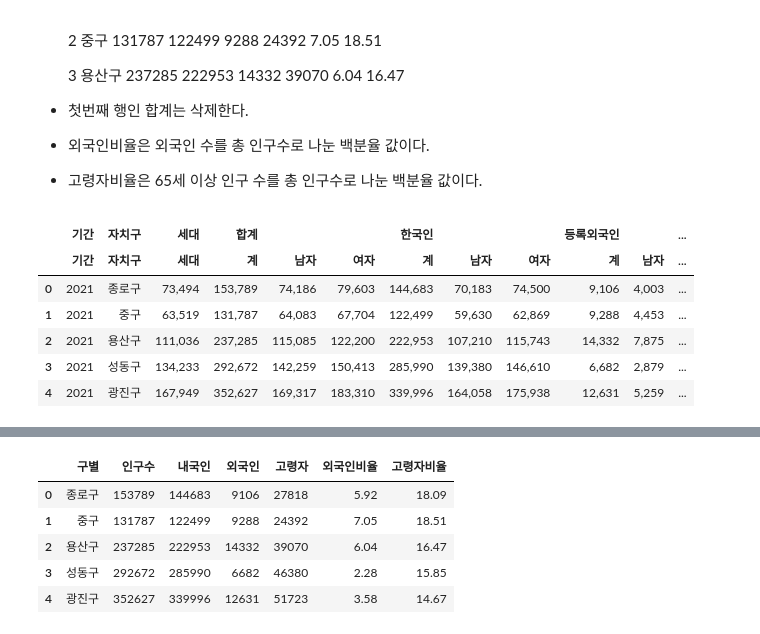
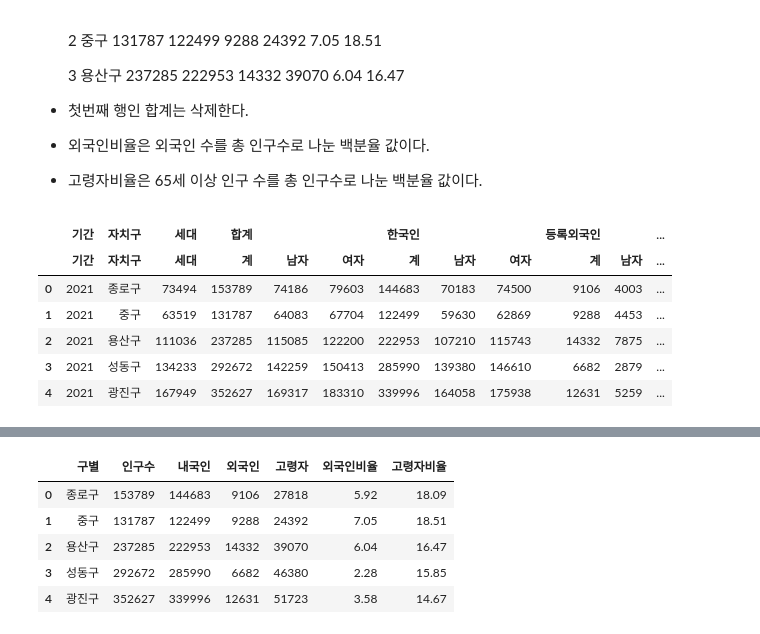
Before and after one commit to ssmpet/DataAnalysis_Lecture-2023.04, a Jupyter notebook: 99.과제/01.DataFrame.ipynb, the cells around one changed output, grey strips where cells are left out. Saved outputs shown, nothing was run; the diff lists cells and outputs as text; code cells hidden in the pictures.

Commit message:
DataAnalysis

```diff
--- a/99.과제/01.DataFrame.ipynb
+++ b/99.과제/01.DataFrame.ipynb
@@ -92,15 +95,15 @@ ct.head()
 
 - 고령자비율은 65세 이상 인구 수를 총 인구수로 나눈 백분율 값이다.
 # %%
-seoul_pop = pd.read_csv('data/서울시인구.txt', sep='\t', skiprows=[0, 3], header=[0,1])
+seoul_pop = pd.read_csv('data/서울시인구.txt', sep='\t', skiprows=(0, 3), header=[0,1], thousands=',')
 seoul_pop.head()
 # %% [output]
 |  | 기간 | 자치구 | 세대 | 합계 |  |  | 한국인 |  |  | 등록외국인 |  | ... |
 |  | 기간 | 자치구 | 세대 | 계 | 남자 | 여자 | 계 | 남자 | 여자 | 계 | 남자 | ... |
-| 0 | 2021 | 종로구 | 73,494 | 153,789 | 74,186 | 79,603 | 144,683 | 70,183 | 74,500 | 9,106 | 4,003 | ... |
-| 1 | 2021 | 중구 | 63,519 | 131,787 | 64,083 | 67,704 | 122,499 | 59,630 | 62,869 | 9,288 | 4,453 | ... |
-| 2 | 2021 | 용산구 | 111,036 | 237,285 | 115,085 | 122,200 | 222,953 | 107,210 | 115,743 | 14,332 | 7,875 | ... |
-| 3 | 2021 | 성동구 | 134,233 | 292,672 | 142,259 | 150,413 | 285,990 | 139,380 | 146,610 | 6,682 | 2,879 | ... |
-| 4 | 2021 | 광진구 | 167,949 | 352,627 | 169,317 | 183,310 | 339,996 | 164,058 | 175,938 | 12,631 | 5,259 | ... |
+| 0 | 2021 | 종로구 | 73494 | 153789 | 74186 | 79603 | 144683 | 70183 | 74500 | 9106 | 4003 | ... |
+| 1 | 2021 | 중구 | 63519 | 131787 | 64083 | 67704 | 122499 | 59630 | 62869 | 9288 | 4453 | ... |
+| 2 | 2021 | 용산구 | 111036 | 237285 | 115085 | 122200 | 222953 | 107210 | 115743 | 14332 | 7875 | ... |
+| 3 | 2021 | 성동구 | 134233 | 292672 | 142259 | 150413 | 285990 | 139380 | 146610 | 6682 | 2879 | ... |
+| 4 | 2021 | 광진구 | 167949 | 352627 | 169317 | 183310 | 339996 | 164058 | 175938 | 12631 | 5259 | ... |
 # %%
 seoul_columns = '구별 인구수 내국인 외국인 고령자'.split()
```
Also changed, not shown: parts of 7 cells of this notebook, 1 other file.
